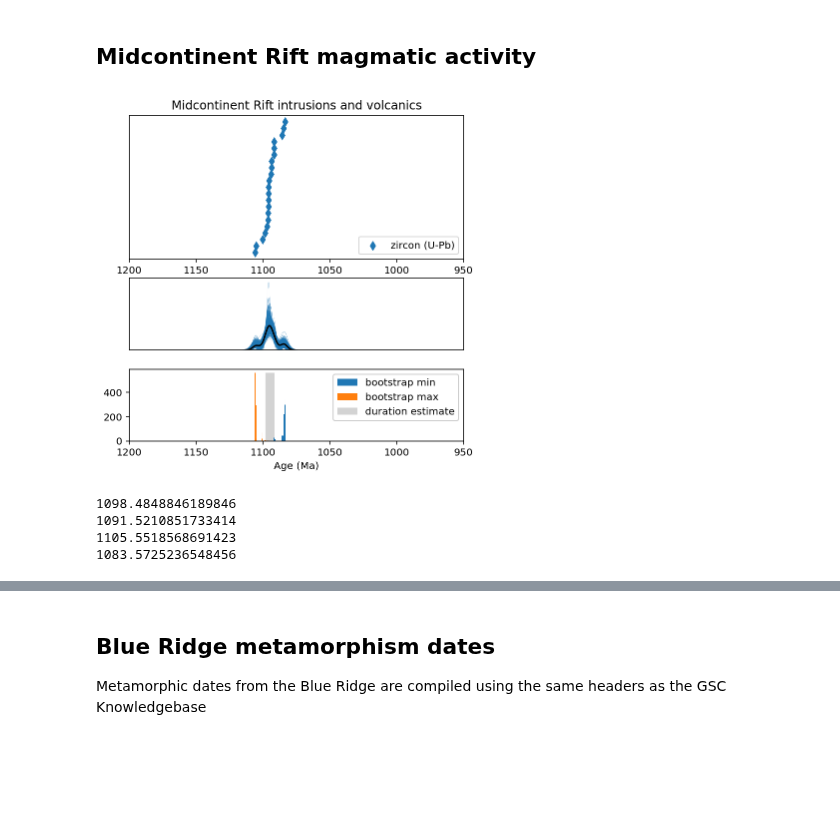
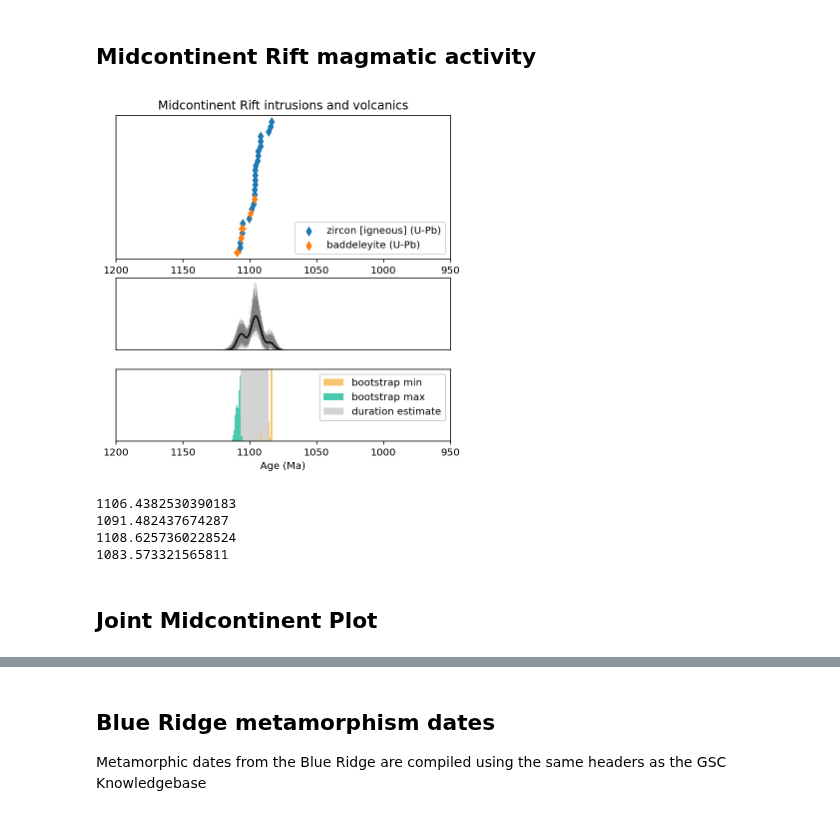
Before and after one commit to Swanson-Hysell/Mesoproterozoic_Turning_Point, a Jupyter notebook: code/Mesoprot_geochron.ipynb, the cells around one changed output, grey strips where cells are left out. Saved outputs shown, nothing was run; the diff lists cells and outputs as text; code cells hidden in the pictures; blank space fills up the shorter version.

```diff
--- a/code/Mesoprot_geochron.ipynb
+++ b/code/Mesoprot_geochron.ipynb
@@ -28,8 +28,8 @@ Index(['Sample_No', 'Age', 'Error_Plus', 'Error_Minus', 'Age_Method',
 # %% [markdown]
 ## Define legend symbology
 # %%
-zircon_marker = plt.scatter([], [], c='C0', marker='d', label='zircon (U-Pb)')
-zircon_rim_marker = plt.scatter([], [], edgecolors='C0', color='none', marker='d', label='zircon rims (U-Pb)')
+zircon_marker = plt.scatter([], [], c='C0', marker='d', label='zircon [igneous] (U-Pb)')
+zircon_rim_marker = plt.scatter([], [], edgecolors='C0', color='none', marker='d', label='zircon [metamorphic] (U-Pb)')
 bad_marker = plt.scatter([], [], c='C1', marker='d', label='baddeleyite (U-Pb)')
 perov_marker = plt.scatter([], [], c='C2', marker='d', label='perovskite (U-Pb)')
 phlog_marker = plt.scatter([], [], c='darkkhaki', marker='d', label='phlogopite (Ar-Ar)')
@@ -63,22 +63,25 @@ def bootstrap_calc_plot(dates,bootstrap_n=10000,kde_bandwidth=0.8,plot=True):
         bootstrapped_maxs.append(np.max(bootstrapped_dates))
         if plot==True:
             if 1000-i > 0:
-                sns.kdeplot(bootstrapped_dates,bw_adjust=kde_bandwidth,alpha=0.5,color='C0',shade=False,linewidth=0.1)
+                sns.kdeplot(bootstrapped_dates,bw_adjust=kde_bandwidth,alpha=0.5,color='grey',shade=False,linewidth=0.1)
 
     if plot==True:
         sns.kdeplot(dates.Age,bw_adjust=kde_bandwidth,color='black')
 
-    max_age = np.percentile(bootstrapped_maxs,2.5)
-    min_age = np.percentile(bootstrapped_mins,97.5)
+    max_age = np.percentile(bootstrapped_maxs,5)
+    min_age = np.percentile(bootstrapped_mins,95)
 
     return bootstrapped_maxs,bootstrapped_mins,max_age,min_age
 
 def plot_bootstrap_hist(bootstrapped_maxs,bootstrapped_mins,max_age,min_age,age_range_max=1200,age_range_min=1100):
-    hist_min = plt.hist(bootstrapped_mins,bins=np.arange(age_range_min,age_range_max,0.5),label='bootstrap min')
-    hist_max = plt.hist(bootstrapped_maxs,bins=np.arange(age_range_min,age_range_max,0.5),label='bootstrap max')
-    rect = patches.Rectangle((min_age, 0), max_age-min_age, np.max(hist_max[0]), facecolor='lightgrey',zorder=-1,label=
+    hist_min = plt.hist(bootstrapped_mins,bins=np.arange(age_range_min,age_range_max,0.5),label='bootstrap min',color='#F8C471')
+    hist_max = plt.hist(bootstrapped_maxs,bins=np.arange(age_range_min,age_range_max,0.5),label='bootstrap max',color='#48C9B0')
+    rect = patches.Rectangle((min_age, 0), max_age-min_age, np.max(hist_max[0])*30, facecolor='lightgrey',zorder=-1,label=
                         'duration estimate')
     plt.gca().add_patch(rect)
+    plt.ylim(0,np.max(hist_max[0])*1.1)
+# %%
+bootstrap_number = 10000
 # %% [markdown]
 ## AMCG
 # %%
@@ -224,45 +227,54 @@ print(Abitibi_min_median)
 MCR_dates = dates[dates.Geological_Province == 'Midcontinent Rift']
 MCR_dates = MCR_dates.sort_values('Age',ascending=False)
 MCR_dates.reset_index(inplace=True)
+
+MCR_dates_b = MCR_dates[MCR_dates.Age_Material == 'Baddeleyite']
+MCR_dates_z = MCR_dates[MCR_dates.Age_Material == 'Zircon']
 # %%
 fig = plt.figure(figsize=(6,6))
 spec = gridspec.GridSpec(ncols=1, nrows=3,
                          height_ratios=[4, 2, 2])
 
 ax0 = fig.add_subplot(spec[0])
 ax0.title.set_text('Midcontinent Rift intrusions and volcanics')
 
-plt.errorbar(MCR_dates.Age,
-             MCR_dates.index,
-             xerr=MCR_dates.Error_Plus,
-             fmt='d',color='C0',label='zircon crystallization')
+plt.errorbar(MCR_dates_z.Age,
+             MCR_dates_z.index,
+             xerr=MCR_dates_z.Error_Plus,
+             fmt='d',color='C0')
+
+plt.errorbar(MCR_dates_b.Age,
+             MCR_dates_b.index,
+             xerr=MCR_dates_b.Error_Plus,
+             fmt='d',color='C1')
 
 plt.gca().set_yticks([])
 #plt.gca().set_xticks([])
-plt.legend(handles=[zircon_marker],loc=4)
+plt.legend(handles=[zircon_marker,bad_marker],loc=4)
 plt.xlim(1200,950)
 
 fig.add_subplot(spec[1])
 
-boot_maxs,boot_mins,MCR_max,MCR_min = bootstrap_calc_plot(MCR_dates,bootstrap_n=1000)
+boot_maxs,boot_mins,MCR_max,MCR_min = bootstrap_calc_plot(MCR_dates,bootstrap_n=bootstrap_number)
 plt.xlim(1200,950)
 plt.gca().set_xticks([])
 plt.gca().set_yticks([])
 plt.gca().set_ylabel('')
 plt.gca().set_xlabel('')
 
-fig.add_subplot(spec[2])
+ax2 = fig.add_subplot(spec[2])
 plot_bootstrap_hist(boot_maxs,boot_mins,MCR_max,MCR_min,age_range_max=1150,age_range_min=1050)
 
 plt.legend(framealpha=1)
 plt.xlim(1200,950)
 plt.gca().set_ylabel('')
+ax2.set_yticks([])
 plt.xlabel('Age (Ma)')
 
 plt.savefig('geochron_MCR.png',dpi=300,bbox_inches='tight',pad_inches = 0.1)
 plt.show()
 # %% [output]
-[figure, old version]
+[figure, new version]
 # %%
 MCR_max = np.percentile(boot_maxs,2.5)
 MCR_min = np.percentile(boot_mins,97.5)
@@ -276,7 +288,9 @@ print(MCR_min)
 print(MCR_max_median)
 print(MCR_min_median)
 # %% [output]
-1098.4848846189846
-1091.5210851733414
-1105.5518568691423
-1083.5725236548456
+1106.4382530390183
+1091.482437674287
+1108.6257360228524
+1083.573321565811
+# %% [markdown]
+## Joint Midcontinent Plot
```
Also changed, not shown: parts of 30 cells of this notebook, 6 other files.
